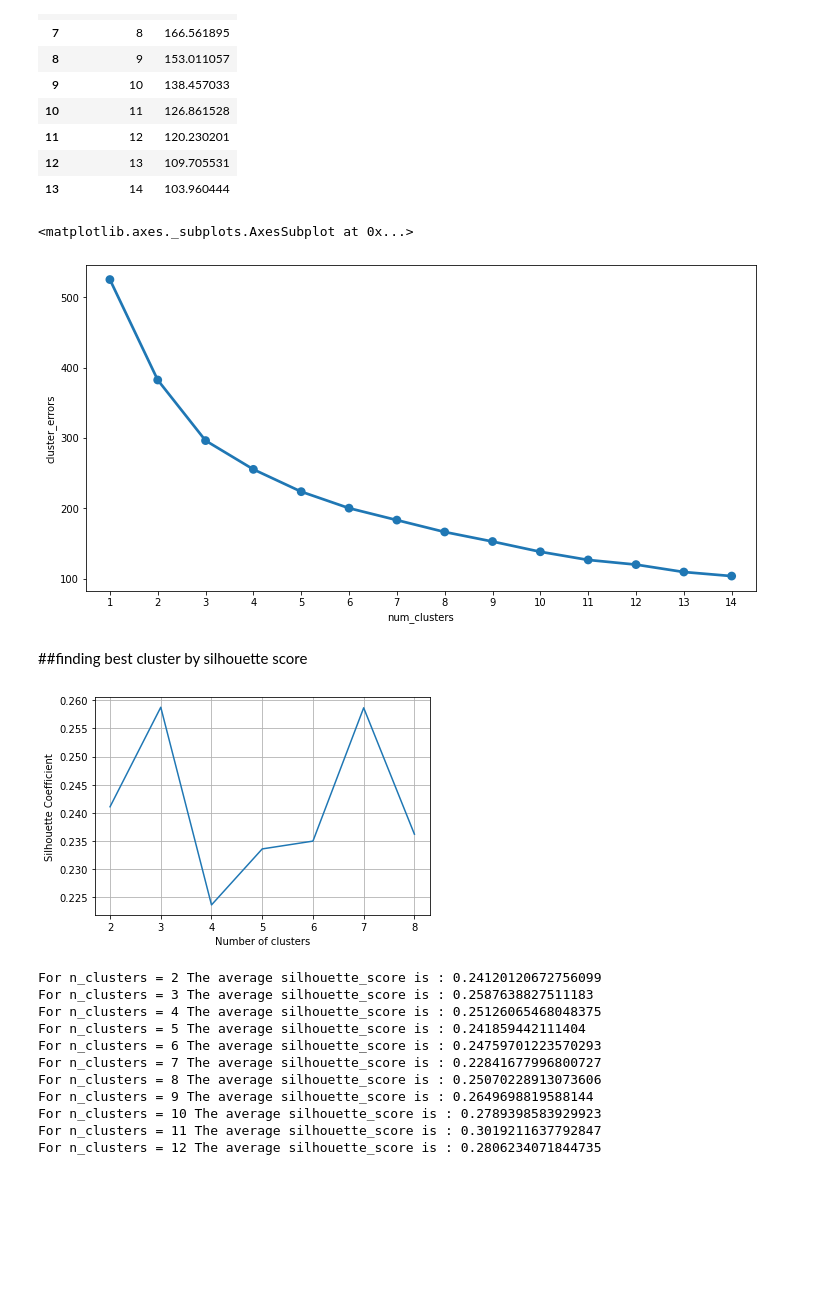
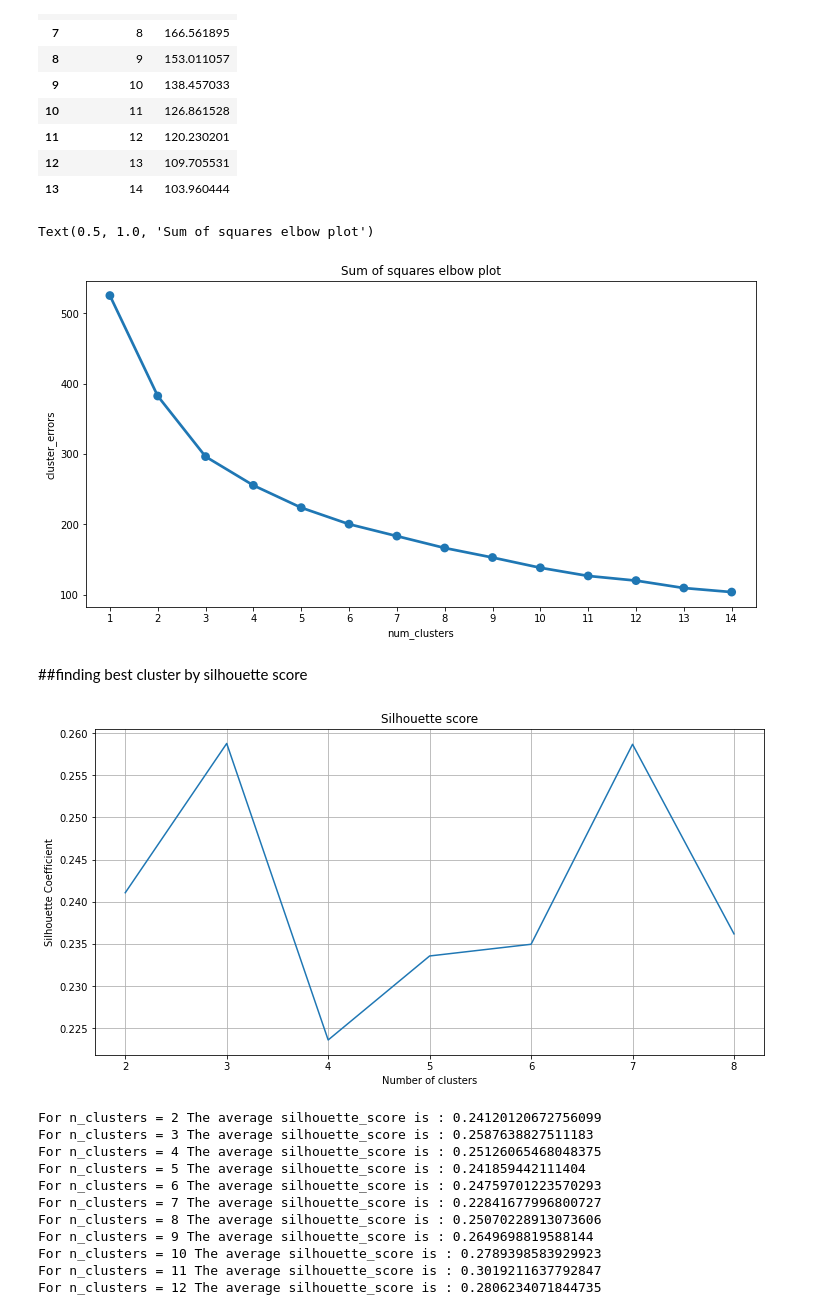
Before and after one commit to prabindebnath25/Zomato_Restaurant_Clustering_And_Sentiment_Analysis, a Jupyter notebook: Zomato_Restaurant_Clustering_and_Sentiment_Analysis.ipynb, the cells around one changed output. Cells and saved outputs as stored; diff of their text form; code cells hidden in the pictures; blank space fills up the shorter version.

```diff
--- a/Zomato_Restaurant_Clustering_and_Sentiment_Analysis.ipynb
+++ b/Zomato_Restaurant_Clustering_and_Sentiment_Analysis.ipynb
@@ -952,9 +972,10 @@ clusters_df
 # %%
 plt.figure(figsize=(12,6))
 sns.pointplot(x = clusters_df['num_clusters'], y = clusters_df['cluster_errors'])
+plt.title('Sum of squares elbow plot')
 # %% [output]
-<matplotlib.axes._subplots.AxesSubplot at 0x...>
+Text(0.5, 1.0, 'Sum of squares elbow plot')
-[figure, old version]
+[figure, new version]
 # %% [markdown]
 ##finding best cluster by silhouette score
 # %%
@@ -969,12 +990,14 @@ for k in k_range:
     scores.append(metrics.silhouette_score(cluster_data_sc, km.labels_))
 # %%
 # plot the results
+plt.figure(figsize=(12,6))
 plt.plot(k_range, scores)
 plt.xlabel('Number of clusters')
 plt.ylabel('Silhouette Coefficient')
+plt.title('Silhouette score')
 plt.grid(True)
 # %% [output]
-[figure, old version]
+[figure, new version]
 # %%
 X=cluster_data_sc
 # %%
```
Also changed, not shown: parts of 4 cells of this notebook.
